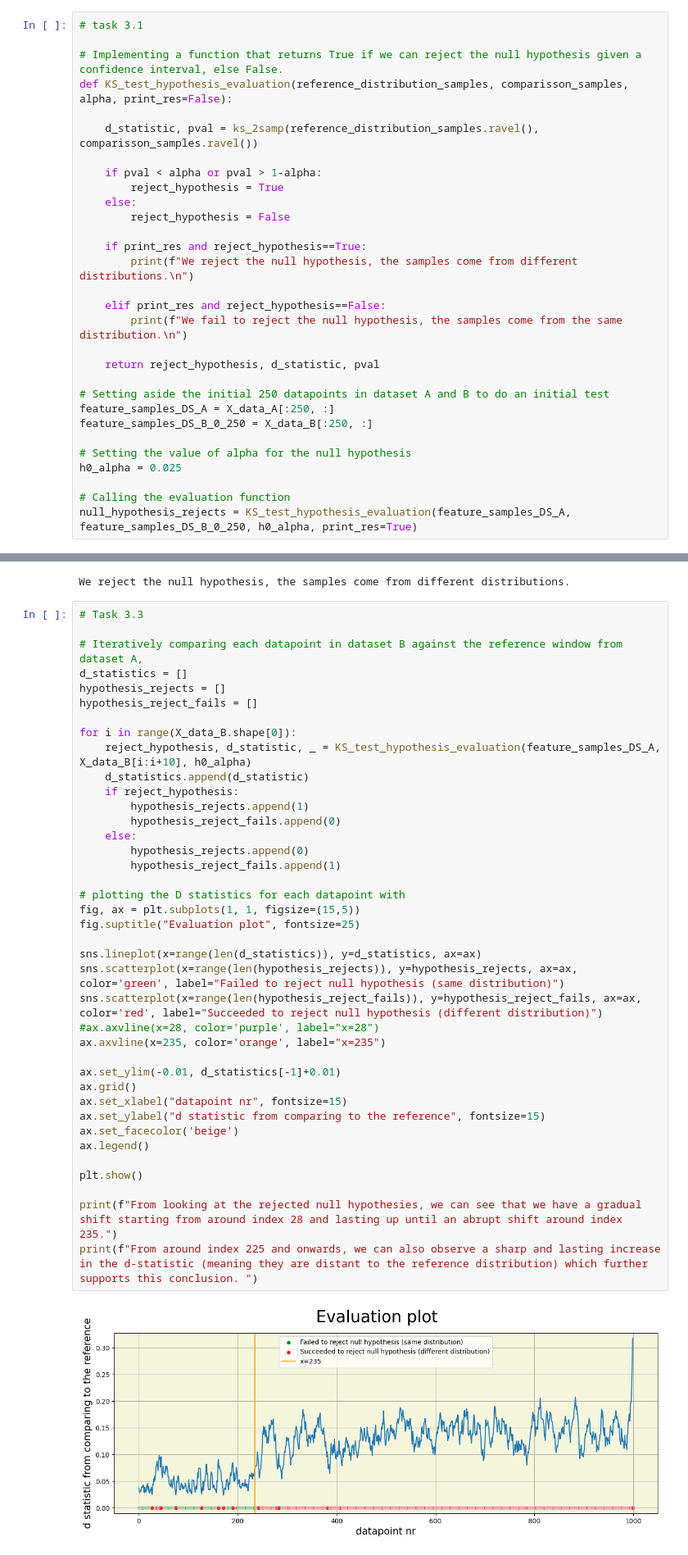
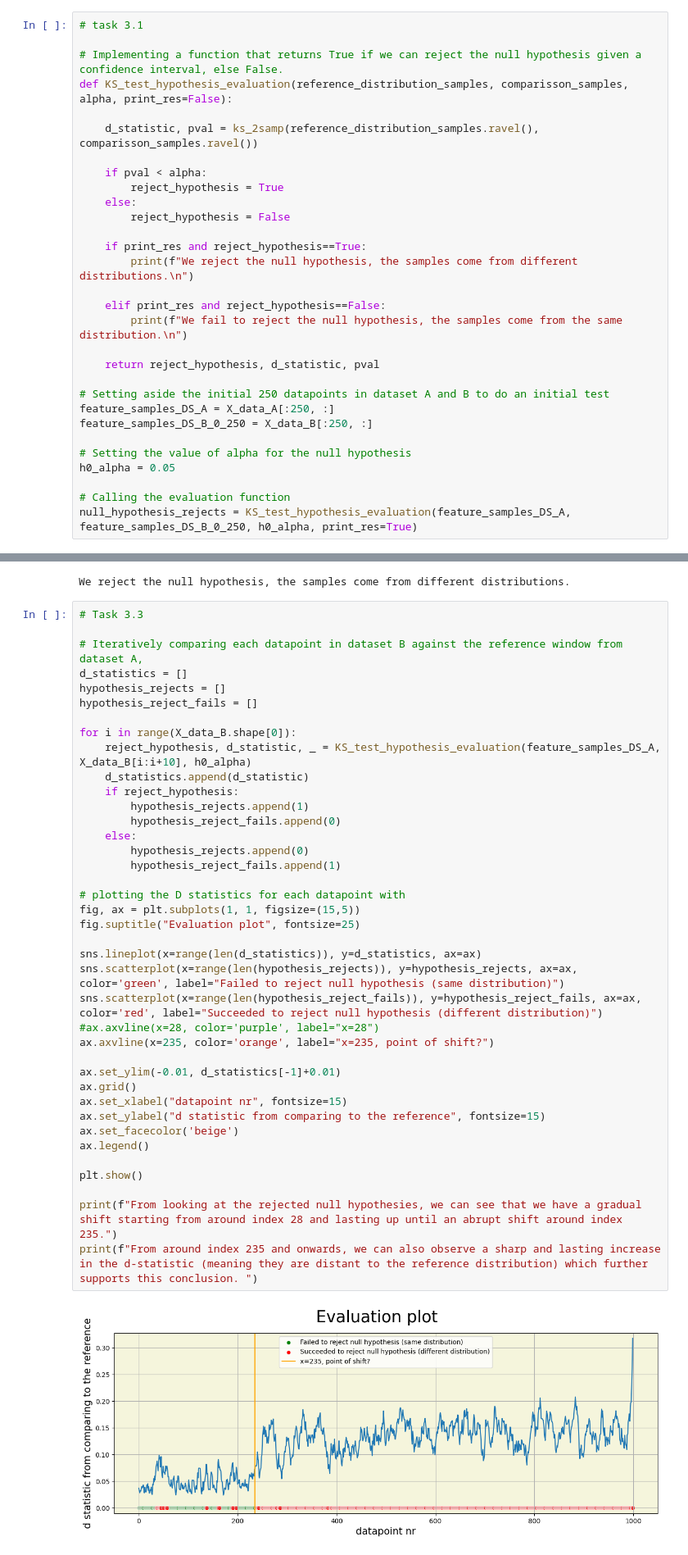
Before and after one commit to Victor-L-Almgren/Collaboration-Repo, a Jupyter notebook: Applied machine learning/Module 3/Lab 3.ipynb, the cells around one changed output, grey strips where cells are left out. Shown at 82% size. Cells and saved outputs as stored; diff of their text form.

```diff
--- a/Applied machine learning/Module 3/Lab 3.ipynb
+++ b/Applied machine learning/Module 3/Lab 3.ipynb
@@ -105,7 +106,7 @@ def KS_test_hypothesis_evaluation(reference_distribution_samples, comparisson_sa
 
     d_statistic, pval = ks_2samp(reference_distribution_samples.ravel(), comparisson_samples.ravel())
 
-    if pval < alpha or pval > 1-alpha:
+    if pval < alpha:
         reject_hypothesis = True
     else:
         reject_hypothesis = False
@@ -123,7 +124,7 @@ feature_samples_DS_A = X_data_A[:250, :]
 feature_samples_DS_B_0_250 = X_data_B[:250, :]
 
 # Setting the value of alpha for the null hypothesis
-h0_alpha = 0.025
+h0_alpha = 0.05
 
 # Calling the evaluation function
 null_hypothesis_rejects = KS_test_hypothesis_evaluation(feature_samples_DS_A, feature_samples_DS_B_0_250, h0_alpha, print_res=True)
@@ -150,36 +151,36 @@ hypothesis_reject_fails = []
 for i in range(X_data_B.shape[0]):
     reject_hypothesis, d_statistic, _ = KS_test_hypothesis_evaluation(feature_samples_DS_A, X_data_B[i:i+10], h0_alpha)
     d_statistics.append(d_statistic)
     if reject_hypothesis:
         hypothesis_rejects.append(1)
         hypothesis_reject_fails.append(0)
     else:
         hypothesis_rejects.append(0)
         hypothesis_reject_fails.append(1)
 
 # plotting the D statistics for each datapoint with
 fig, ax = plt.subplots(1, 1, figsize=(15,5))
 fig.suptitle("Evaluation plot", fontsize=25)
 
 sns.lineplot(x=range(len(d_statistics)), y=d_statistics, ax=ax)
 sns.scatterplot(x=range(len(hypothesis_rejects)), y=hypothesis_rejects, ax=ax, color='green', label="Failed to reject null hypothesis (same distribution)")
 sns.scatterplot(x=range(len(hypothesis_reject_fails)), y=hypothesis_reject_fails, ax=ax, color='red', label="Succeeded to reject null hypothesis (different distribution)")
 #ax.axvline(x=28, color='purple', label="x=28")
-ax.axvline(x=235, color='orange', label="x=235")
+ax.axvline(x=235, color='orange', label="x=235, point of shift?")
 
 ax.set_ylim(-0.01, d_statistics[-1]+0.01)
 ax.grid()
 ax.set_xlabel("datapoint nr", fontsize=15)
 ax.set_ylabel("d statistic from comparing to the reference", fontsize=15)
 ax.set_facecolor('beige')
 ax.legend()
 
 plt.show()
 
 print(f"From looking at the rejected null hypothesies, we can see that we have a gradual shift starting from around index 28 and lasting up until an abrupt shift around index 235.")
-print(f"From around index 225 and onwards, we can also observe a sharp and lasting increase in the d-statistic (meaning they are distant to the reference distribution) which further supports this conclusion. ")
+print(f"From around index 235 and onwards, we can also observe a sharp and lasting increase in the d-statistic (meaning they are distant to the reference distribution) which further supports this conclusion. ")
 # %% [output]
-[figure, old version]
+[figure, new version]
 From looking at the rejected null hypothesies, we can see that we have a gradual shift starting from around index 28 and lasting up until an abrupt shift around index 235.
 From around index 225 and onwards, we can also observe a sharp and lasting increase in the d-statistic (meaning they are distant to the reference distribution) which further supports this conclusion.
 # %% [markdown]
```
Also changed, not shown: parts of 3 cells of this notebook.
